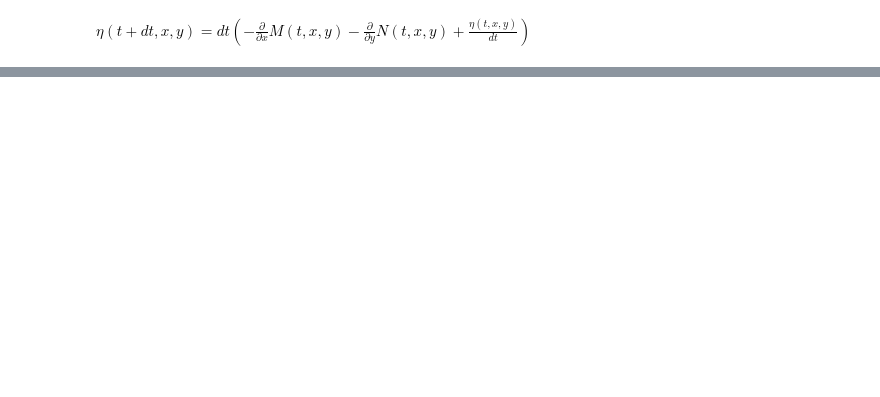
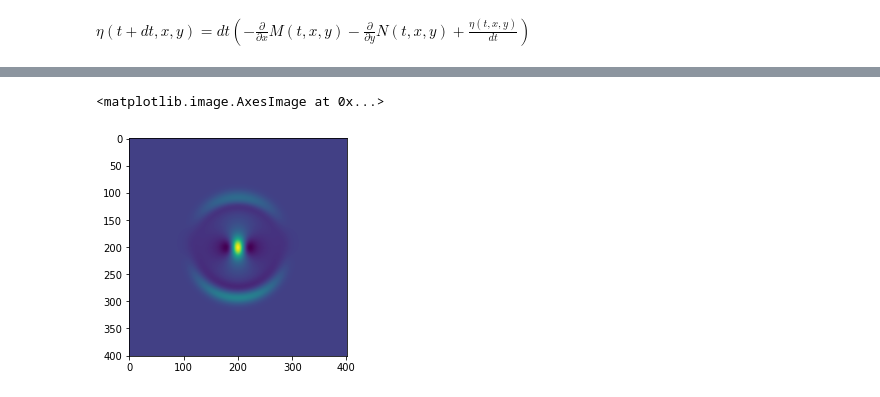
Before and after one commit to AtilaSaraiva/Devito-playbox, a Jupyter notebook: Shallow water 2D.ipynb, the cells around one changed output, grey strips where cells are left out. Drawn from its saved outputs; the diff is of its cells as text; code cells hidden in the pictures; blank space fills up the shorter version.

```diff
--- a/Shallow water 2D.ipynb
+++ b/Shallow water 2D.ipynb
@@ -101,0 +151,5 @@ M.data
+# %%
+plt.imshow(M.data[1])
+# %% [output]
+<matplotlib.image.AxesImage at 0x...>
+[figure, added]
```
Also changed, not shown: parts of 19 cells of this notebook, 1 other file.
